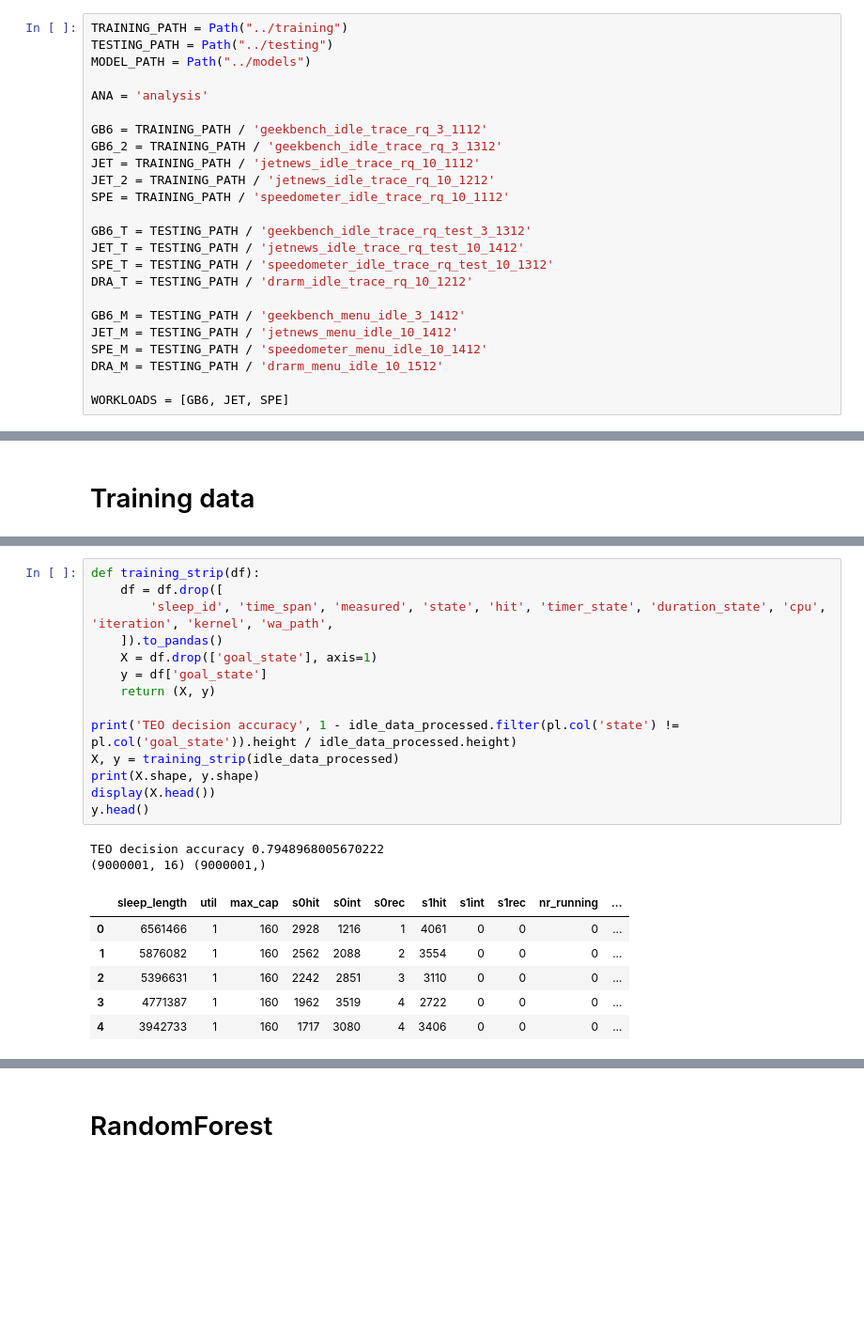
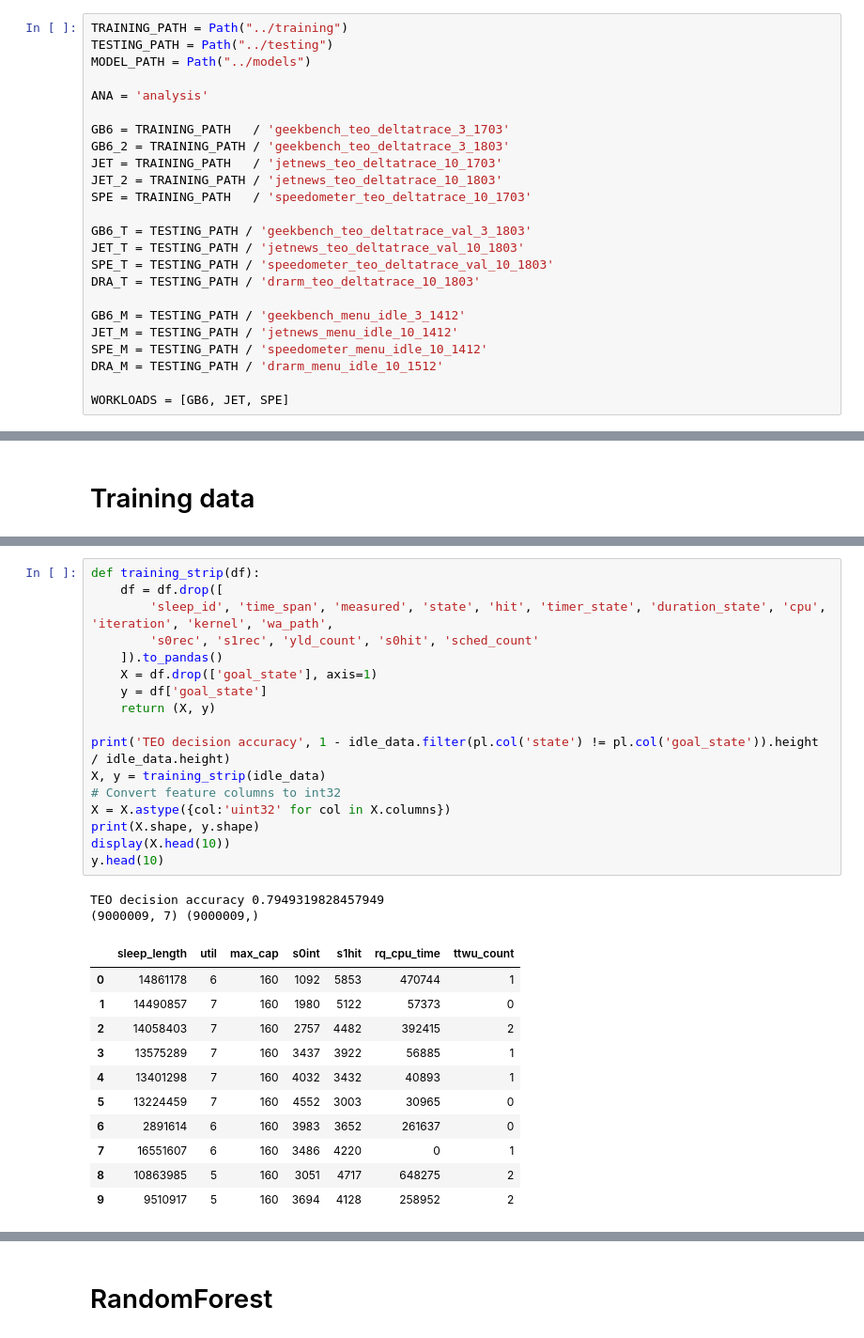
Before and after one commit to mrkajetanp/ml-idle, a Jupyter notebook: notebook/ml_idle.ipynb, the cells around one changed output, grey strips where cells are left out. Shown: that part at 94% size. Drawn from its saved outputs; the diff is of its cells as text; blank space fills up the shorter version.

```diff
--- a/notebook/ml_idle.ipynb
+++ b/notebook/ml_idle.ipynb
@@ -21,16 +23,16 @@ MODEL_PATH = Path("../models")
 
 ANA = 'analysis'
 
-GB6 = TRAINING_PATH / 'geekbench_idle_trace_rq_3_1112'
-GB6_2 = TRAINING_PATH / 'geekbench_idle_trace_rq_3_1312'
-JET = TRAINING_PATH / 'jetnews_idle_trace_rq_10_1112'
-JET_2 = TRAINING_PATH / 'jetnews_idle_trace_rq_10_1212'
-SPE = TRAINING_PATH / 'speedometer_idle_trace_rq_10_1112'
+GB6 = TRAINING_PATH   / 'geekbench_teo_deltatrace_3_1703'
+GB6_2 = TRAINING_PATH / 'geekbench_teo_deltatrace_3_1803'
+JET = TRAINING_PATH   / 'jetnews_teo_deltatrace_10_1703'
+JET_2 = TRAINING_PATH / 'jetnews_teo_deltatrace_10_1803'
+SPE = TRAINING_PATH   / 'speedometer_teo_deltatrace_10_1703'
 
-GB6_T = TESTING_PATH / 'geekbench_idle_trace_rq_test_3_1312'
-JET_T = TESTING_PATH / 'jetnews_idle_trace_rq_test_10_1412'
-SPE_T = TESTING_PATH / 'speedometer_idle_trace_rq_test_10_1312'
-DRA_T = TESTING_PATH / 'drarm_idle_trace_rq_10_1212'
+GB6_T = TESTING_PATH / 'geekbench_teo_deltatrace_val_3_1803'
+JET_T = TESTING_PATH / 'jetnews_teo_deltatrace_val_10_1803'
+SPE_T = TESTING_PATH / 'speedometer_teo_deltatrace_val_10_1803'
+DRA_T = TESTING_PATH / 'drarm_teo_deltatrace_10_1803'
 
 GB6_M = TESTING_PATH / 'geekbench_menu_idle_3_1412'
 JET_M = TESTING_PATH / 'jetnews_menu_idle_10_1412'
@@ -162,26 +168,34 @@ shape: (5, 28)
 # %%
 def training_strip(df):
     df = df.drop([
         'sleep_id', 'time_span', 'measured', 'state', 'hit', 'timer_state', 'duration_state', 'cpu', 'iteration', 'kernel', 'wa_path',
+        's0rec', 's1rec', 'yld_count', 's0hit', 'sched_count'
     ]).to_pandas()
     X = df.drop(['goal_state'], axis=1)
     y = df['goal_state']
     return (X, y)
 
-print('TEO decision accuracy', 1 - idle_data_processed.filter(pl.col('state') != pl.col('goal_state')).height / idle_data_processed.height)
-X, y = training_strip(idle_data_processed)
+print('TEO decision accuracy', 1 - idle_data.filter(pl.col('state') != pl.col('goal_state')).height / idle_data.height)
+X, y = training_strip(idle_data)
+# Convert feature columns to int32
+X = X.astype({col:'uint32' for col in X.columns})
 print(X.shape, y.shape)
-display(X.head())
-y.head()
+display(X.head(10))
+y.head(10)
 # %% [output]
-TEO decision accuracy 0.7948968005670222
-(9000001, 16) (9000001,)
+TEO decision accuracy 0.7949319828457949
+(9000009, 7) (9000009,)
-|  | sleep_length | util | max_cap | s0hit | s0int | s0rec | s1hit | s1int | s1rec | nr_running | ... |
-| 0 | 6561466 | 1 | 160 | 2928 | 1216 | 1 | 4061 | 0 | 0 | 0 | ... |
-| 1 | 5876082 | 1 | 160 | 2562 | 2088 | 2 | 3554 | 0 | 0 | 0 | ... |
-| 2 | 5396631 | 1 | 160 | 2242 | 2851 | 3 | 3110 | 0 | 0 | 0 | ... |
-| 3 | 4771387 | 1 | 160 | 1962 | 3519 | 4 | 2722 | 0 | 0 | 0 | ... |
-| 4 | 3942733 | 1 | 160 | 1717 | 3080 | 4 | 3406 | 0 | 0 | 0 | ... |
+|  | sleep_length | util | max_cap | s0int | s1hit | rq_cpu_time | ttwu_count |
+| 0 | 14861178 | 6 | 160 | 1092 | 5853 | 470744 | 1 |
+| 1 | 14490857 | 7 | 160 | 1980 | 5122 | 57373 | 0 |
+| 2 | 14058403 | 7 | 160 | 2757 | 4482 | 392415 | 2 |
+| 3 | 13575289 | 7 | 160 | 3437 | 3922 | 56885 | 1 |
+| 4 | 13401298 | 7 | 160 | 4032 | 3432 | 40893 | 1 |
+| 5 | 13224459 | 7 | 160 | 4552 | 3003 | 30965 | 0 |
+| 6 | 2891614 | 6 | 160 | 3983 | 3652 | 261637 | 0 |
+| 7 | 16551607 | 6 | 160 | 3486 | 4220 | 0 | 1 |
+| 8 | 10863985 | 5 | 160 | 3051 | 4717 | 648275 | 2 |
+| 9 | 9510917 | 5 | 160 | 3694 | 4128 | 258952 | 2 |
 0    0
 1    0
 2    0
```
Also changed, not shown: parts of 31 cells of this notebook, 5 other files.
